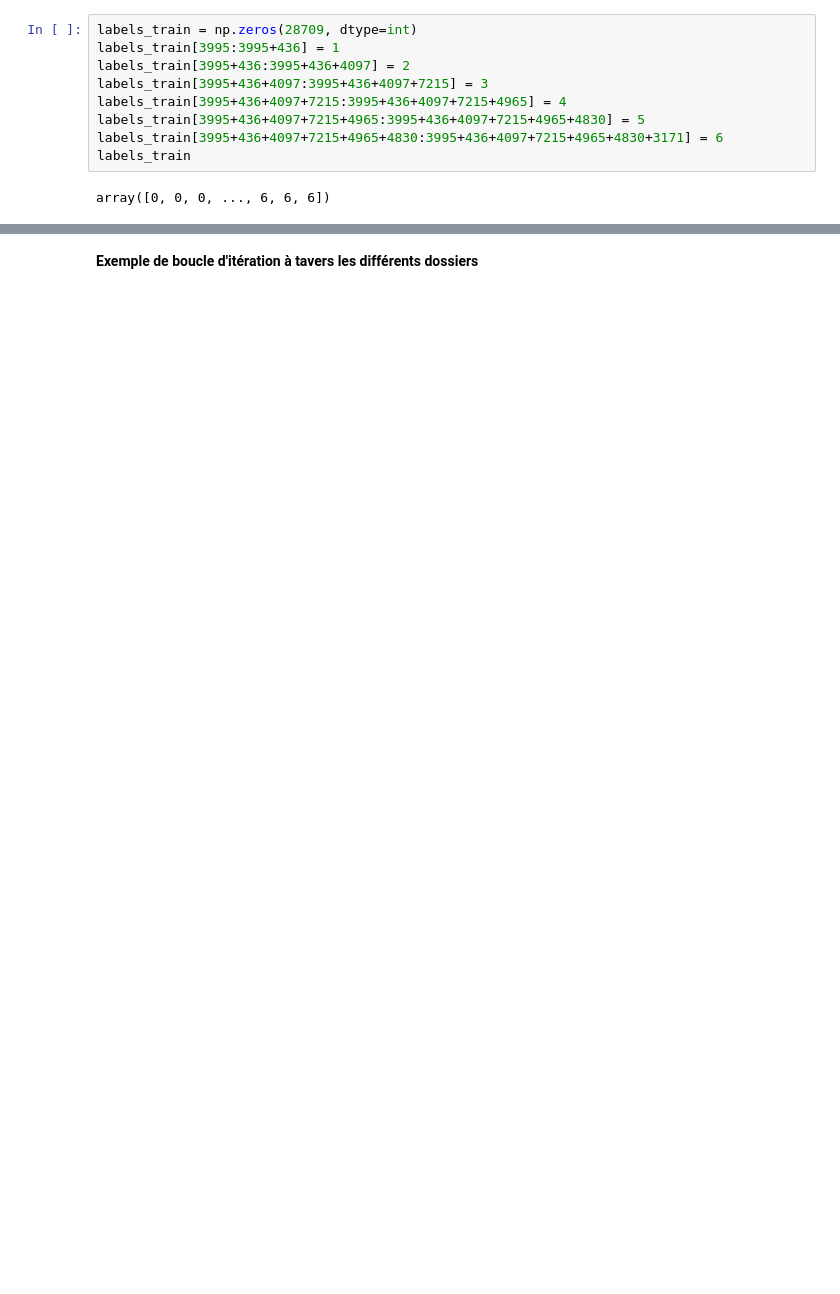
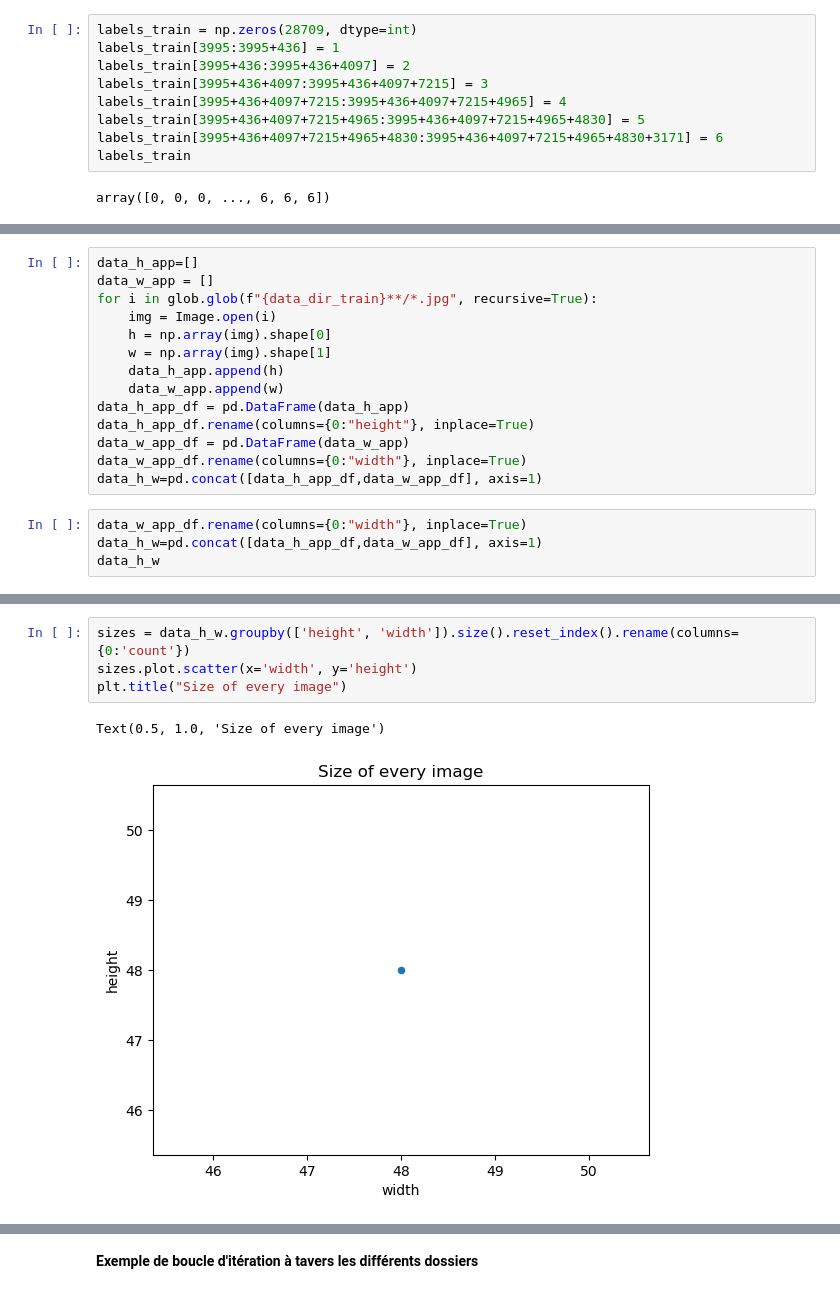
Before and after one commit to leeckman/final_project, a Jupyter notebook: EDA.ipynb, the cells around one changed output, grey strips where cells are left out. Saved outputs shown, nothing was run; the diff lists cells and outputs as text; blank space fills up the shorter version.

```diff
--- a/EDA.ipynb
+++ b/EDA.ipynb
@@ -82,0 +66,18 @@ plt.show()
+# %%
+data_h_app=[]
+data_w_app = []
+for i in glob.glob(f"{data_dir_train}**/*.jpg", recursive=True):
+    img = Image.open(i)
+    h = np.array(img).shape[0]
+    w = np.array(img).shape[1]
+    data_h_app.append(h)
+    data_w_app.append(w)
+data_h_app_df = pd.DataFrame(data_h_app)
+data_h_app_df.rename(columns={0:"height"}, inplace=True)
+data_w_app_df = pd.DataFrame(data_w_app)
+data_w_app_df.rename(columns={0:"width"}, inplace=True)
+data_h_w=pd.concat([data_h_app_df,data_w_app_df], axis=1)
+# %%
+data_w_app_df.rename(columns={0:"width"}, inplace=True)
+data_h_w=pd.concat([data_h_app_df,data_w_app_df], axis=1)
+data_h_w
@@ -82,0 +98,7 @@ plt.show()
+# %%
+sizes = data_h_w.groupby(['height', 'width']).size().reset_index().rename(columns={0:'count'})
+sizes.plot.scatter(x='width', y='height')
+plt.title("Size of every image")
+# %% [output]
+Text(0.5, 1.0, 'Size of every image')
+[figure, added]
```
Also changed, not shown: parts of 48 cells of this notebook, 3 other files.
